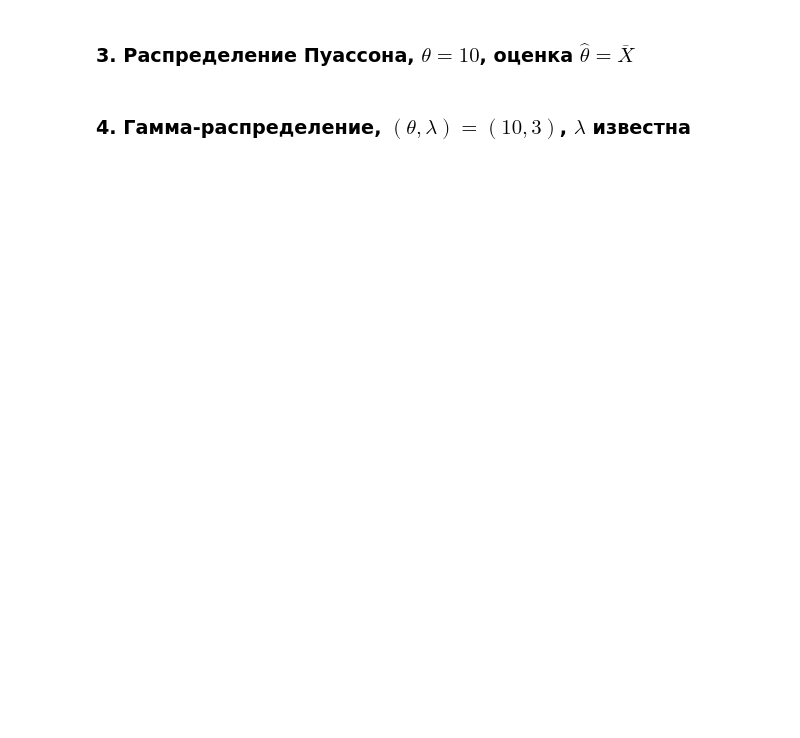
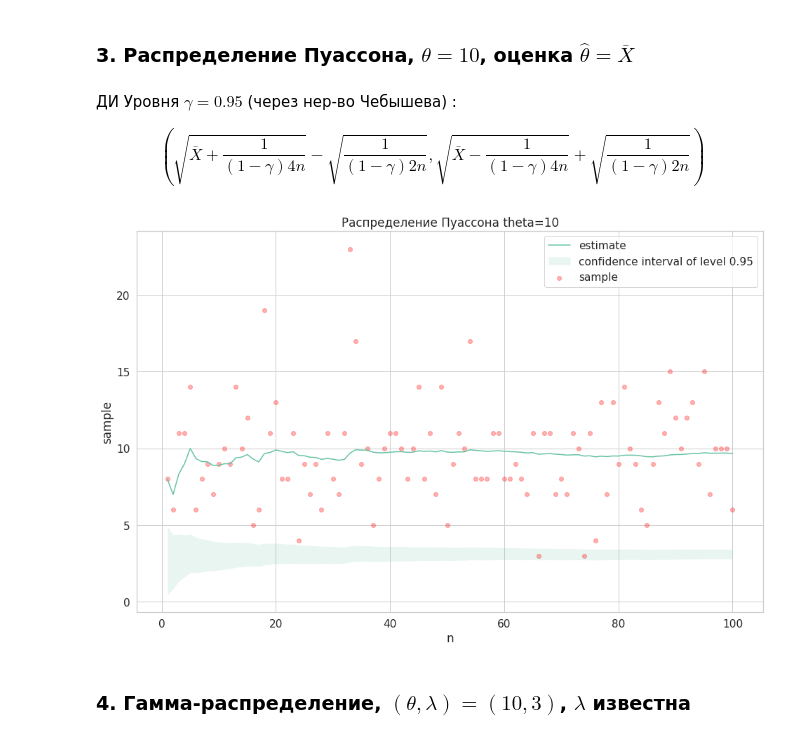
Before and after one commit to archie230/matstat_prac, a Jupyter notebook: Task4/hw4.ipynb, the cells around one changed output. Saved outputs shown, nothing was run; the diff lists cells and outputs as text; code cells hidden in the pictures; blank space fills up the shorter version.

```diff
--- a/Task4/hw4.ipynb
+++ b/Task4/hw4.ipynb
@@ -66,2 +128,24 @@ sns.set(font_scale=1.4, style='whitegrid', palette='Set2')
+# %% [markdown]
+ДИ Уровня $\gamma = 0.95$ (через нер-во Чебышева) :
+
+$$
+(\sqrt{\overline{X}+\frac{1}{(1-\gamma)4n}}-\sqrt{\frac{1}{(1-\gamma)2n}}, \sqrt{\overline{X}-\frac{1}{(1-\gamma)4n}}+\sqrt{\frac{1}{(1-\gamma)2n}})
+$$
+# %%
+# YOUR CODE GOES HERE
+def poisson_CI(sample):
+    alpha = 1/((1-gamma)*4*len(sample))
+    beta = 1/((1-gamma)*2*len(sample))
+    left = np.sqrt(sample.mean() + alpha) - np.sqrt(beta)
+    right = np.sqrt(sample.mean() - alpha) + np.sqrt(beta)
+
+    return [left, right]
+
+poisson_sample = sps.poisson(10).rvs(size=N)
+poisson_estimates = np.array([np.mean(poisson_sample[:i]) for i in n])
+poisson_CI = np.array([poisson_CI(poisson_sample[:i]) for i in n])
+draw_confidence_interval(poisson_sample, poisson_estimates, poisson_CI, "Распределение Пуассона theta=10")
+# %% [output]
+[figure, added]
 # %% [markdown]
 ### 4. Гамма-распределение, $(\theta, \lambda) = (10, 3)$, $\lambda$ известна
```
Also changed, not shown: parts of 12 cells of this notebook.
